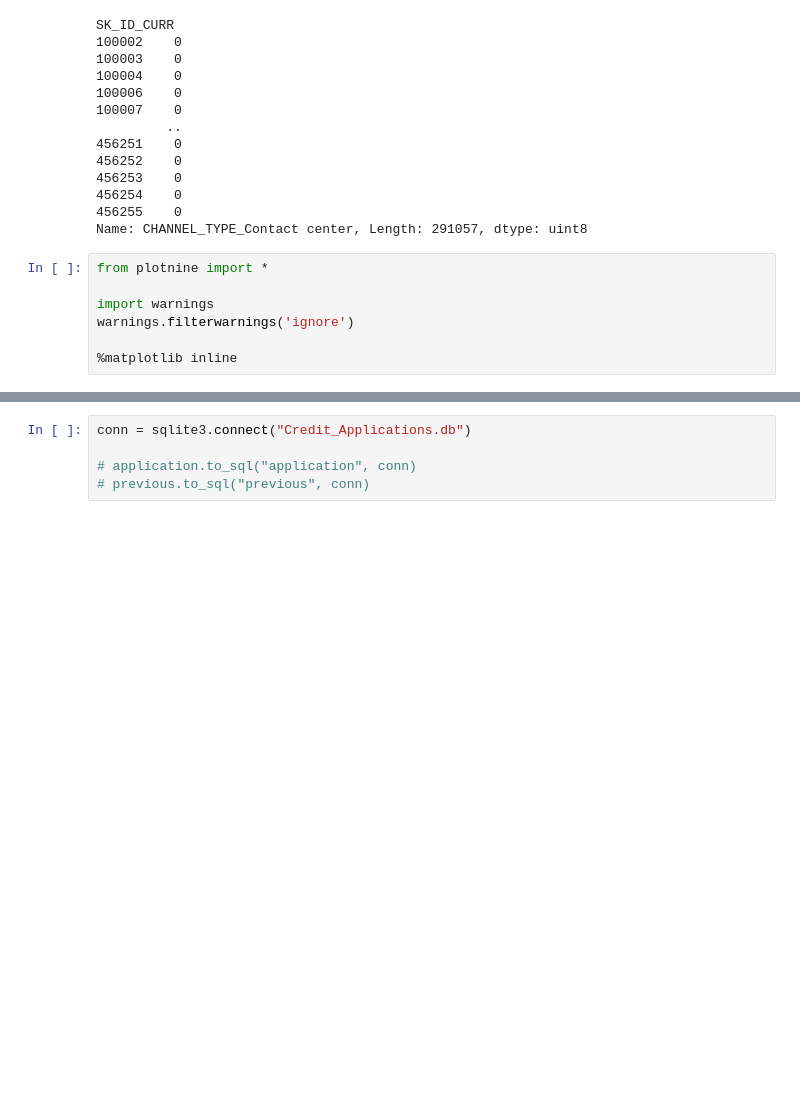
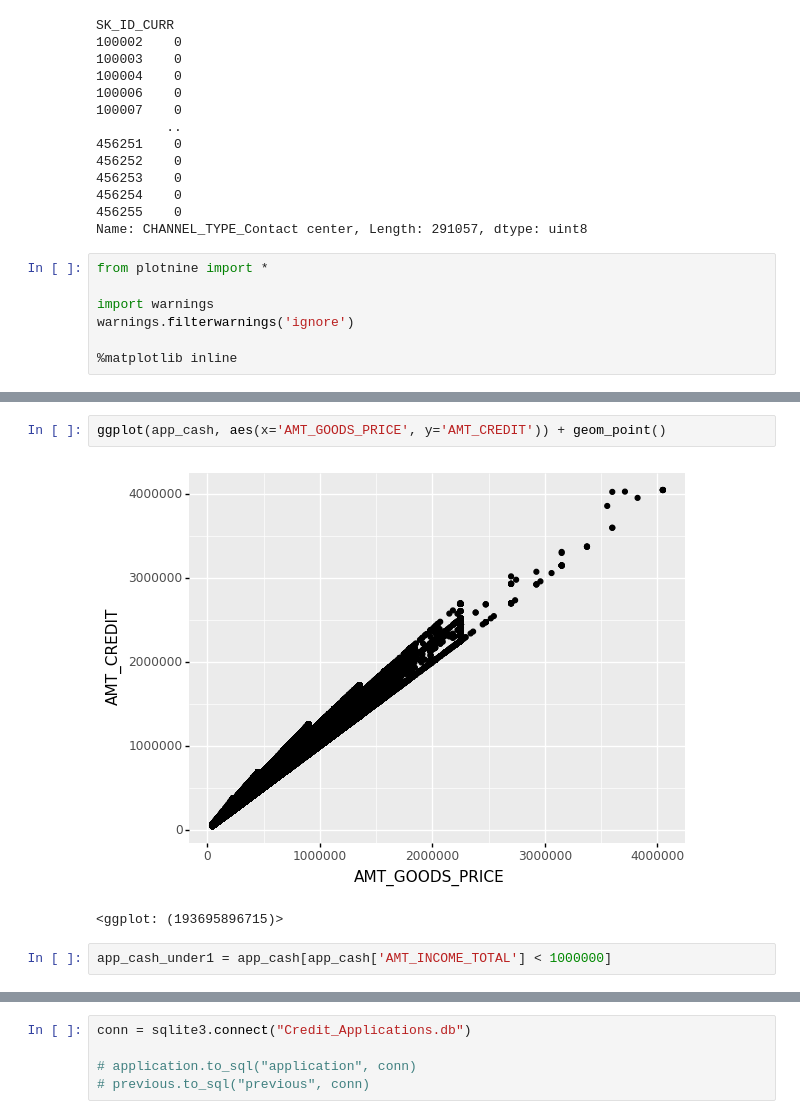
Before and after one commit to gaherna3/Case-Study-2, a Jupyter notebook: Case Study 2 - Plots.ipynb, the cells around one changed output, grey strips where cells are left out. Drawn from its saved outputs; the diff is of its cells as text; blank space fills up the shorter version.

```diff
--- a/Case Study 2 - Plots.ipynb
+++ b/Case Study 2 - Plots.ipynb
@@ -577,0 +594,7 @@ ggplot(agg_data, aes(x= 'AMT_ANNUITY_mean', y = 'AMT_APPLICATION_mean')) + geom_
+# %%
+ggplot(app_cash, aes(x='AMT_GOODS_PRICE', y='AMT_CREDIT')) + geom_point()
+# %% [output]
+[figure, added]
+<ggplot: (193695896715)>
+# %%
+app_cash_under1 = app_cash[app_cash['AMT_INCOME_TOTAL'] < 1000000]
```
Also changed, not shown: parts of 17 cells of this notebook.
